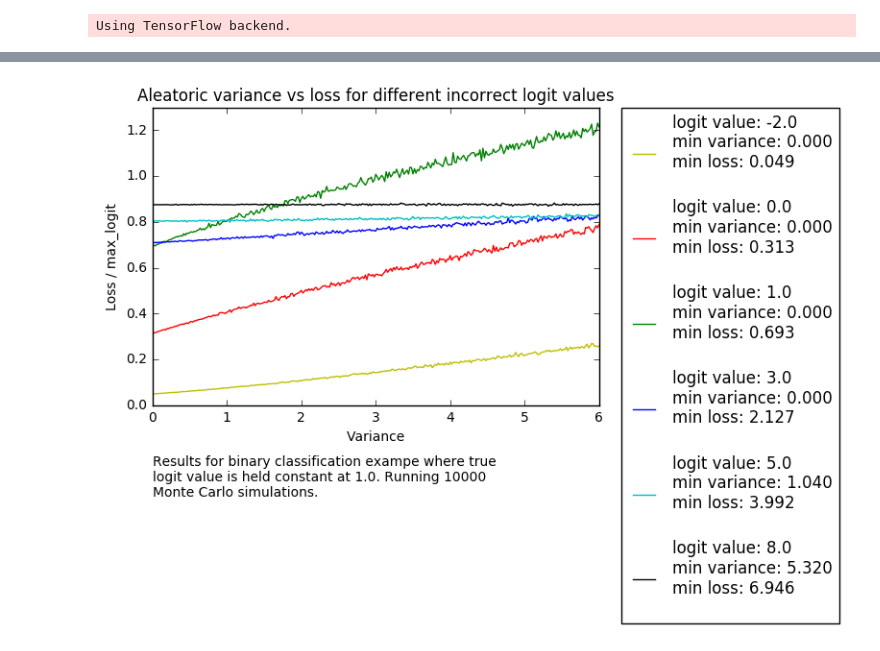
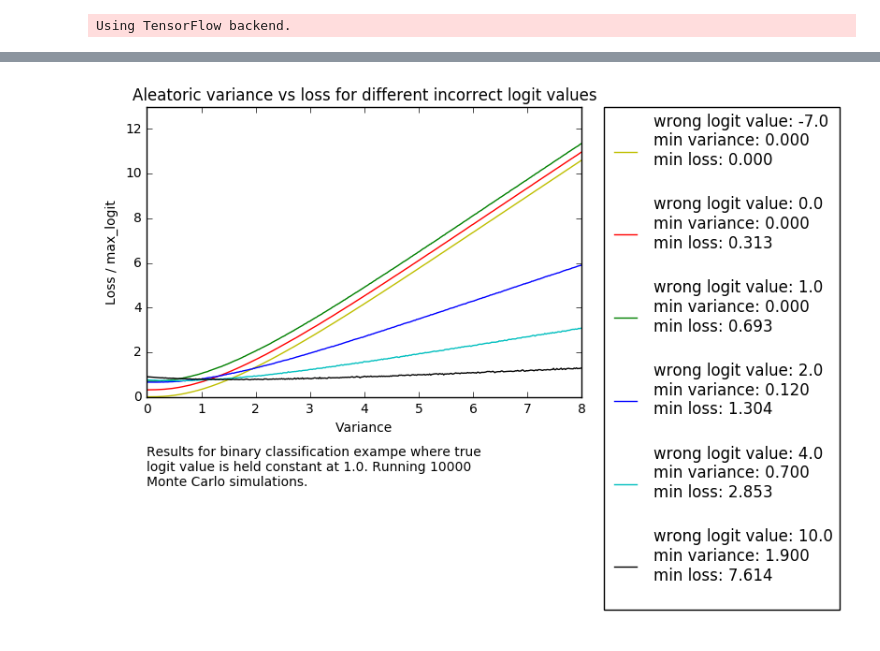
Before and after one commit to kyle-dorman/bayesian-neural-network-blogpost, a Jupyter notebook: analyze_aleatoric_uncertainty.ipynb, the cells around one changed output, grey strips where cells are left out. Saved outputs shown, nothing was run; the diff lists cells and outputs as text; code cells hidden in the pictures.

```diff
--- a/analyze_aleatoric_uncertainty.ipynb
+++ b/analyze_aleatoric_uncertainty.ipynb
@@ -69,9 +75,10 @@ def loss_matrix(min_x=-4, max_x=4, min_y=0, max_y=100):
   Z = K.eval(loss_fn(true, pred_var))
   Z = np.reshape(Z, (len(X), len(X[0])))
   return (X, Y, Z)
+# %%
+X, Y, Z = loss_matrix(min_x=-20, max_x=20, max_y=400)
 # %%
 from mpl_toolkits.mplot3d import Axes3D
-X, Y, Z = loss_matrix(min_x=-6, max_x=14, max_y=300)
 fig = plt.figure()
 ax = fig.add_subplot(111, projection='3d')
 ax.plot_surface(Y, X, Z, cmap=plt.cm.coolwarm, linewidth=0, antialiased=False)
@@ -84,6 +91,5 @@ plt.show()
 # %%
 from mpl_toolkits.mplot3d import Axes3D
-X, Y, Z = loss_matrix(min_x=-6, max_x=14, max_y=300)
 fig = plt.figure()
 ax = fig.add_subplot(111, projection='3d')
 ax.plot_surface(X, Y, Z, cmap=plt.cm.coolwarm, linewidth=0, antialiased=False)
@@ -96,17 +101,0 @@ plt.show()
-# %%
-print("Max variance:")
-for i in range(len(X[0])):
-    print('  logit value:', X[-1,i], 'variance:', Y[-1,i], 'loss:', Z[-1,i])
-print("Min variance:")
-for i in range(len(X[0])):
-    print('  logit value:', X[0,i], 'variance:', Y[0,i], 'loss:', Z[0,i])
-print("Max logit value:")
-for i in range(int(len(X)/5)):
-    print('  logit value:', X[i*5,-1], 'variance:', Y[i*5,-1], 'loss:', Z[i*5,-1])
-print("Min logit value:")
-for i in range(int(len(X)/5)):
-    print('  logit value:', X[i*5,0], 'variance:', Y[i*5,0], 'loss:', Z[i*5,0])
-print("0 logit difference")
-for i in range(int(len(X)/5)):
-  mid = int(len(X[0])/2) -1
-  print('  logit value:', X[i*5,mid], 'variance:', Y[i*5,mid], 'loss:', Z[i*5,mid])
@@ -165,28 +136,28 @@ idx: 20 logit value: 8.0 variance: 5.320000001 loss: 6.94639 fc'-fc: 7.0
 # %%
 def plot_variance_loss(idxs):
   colors = ['y', 'r', 'g', 'b', 'c', 'k']
   lines = []
   losses = []
   for i in range(len(idxs)):
     idx = idxs[i]
     min_var_idx = np.argmin(Z[:,idx])
     min_var = Y[min_var_idx,idx]
     min_loss = Z[min_var_idx,idx]
     loss = Z[:,idx]/max(X[0,idx], 1.0)
     losses.append(loss)
-    legend_label = 'logit value: {0:}\nmin variance: {1:.3f}\nmin loss: {2:.3f}\n'.format(X[0,idx], min_var, min_loss)
+    legend_label = 'wrong logit value: {0:}\nmin variance: {1:.3f}\nmin loss: {2:.3f}\n'.format(X[0,idx], min_var, min_loss)
     line, = plt.plot(Y[:,idx], loss, colors[i], label=legend_label)
     lines.append(line)
 
   plt.xlabel('Variance')
   plt.ylabel('Loss / max_logit')
-  plt.axis([0, 6, 0.0, 1.3])
+  plt.axis([0, 8, 0.0, 13.0])
   plt.legend(handles=lines, bbox_to_anchor=(1.05, 1), loc=2, borderaxespad=0.)
   plt.title('Aleatoric variance vs loss for different incorrect logit values')
-  plt.text(0, -.4, 'Results for binary classification exampe where true\nlogit value is held constant at 1.0. Running 10000\nMonte Carlo simulations.')
+  plt.text(0, -4, 'Results for binary classification exampe where true\nlogit value is held constant at 1.0. Running 10000\nMonte Carlo simulations.')
   plt.savefig('blog_images/aleatoric_variance_loss_function_analysis', bbox_inches='tight')
   plt.show()
 
-plot_variance_loss([0, 4, 6, 10, 14, 20])
+plot_variance_loss([4, 18, 20, 22, 26, 38])
 # %% [output]
-[figure, old version]
+[figure, new version]
```
Also changed, not shown: parts of 29 cells of this notebook, 8 other files.
